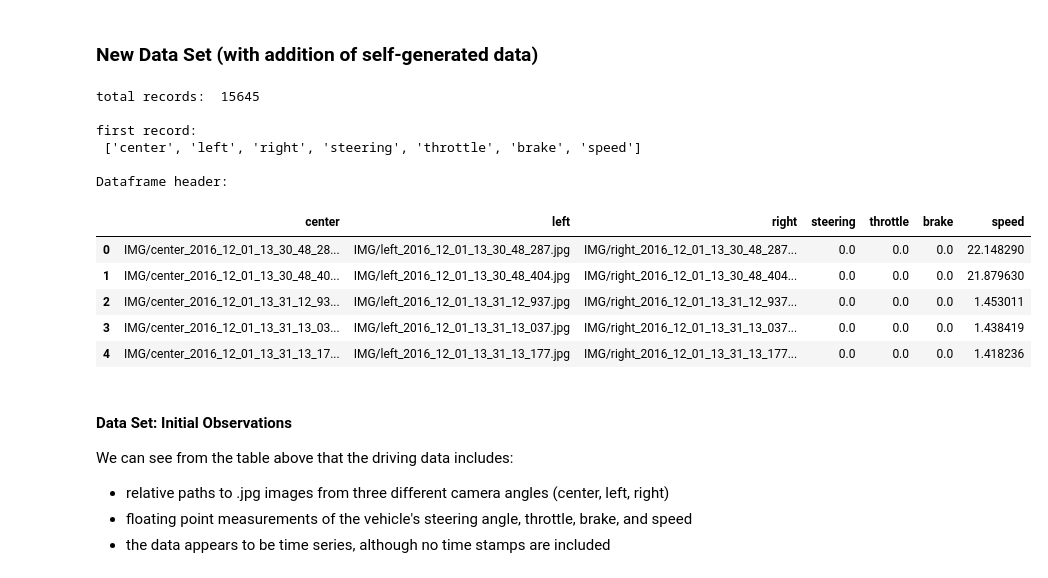
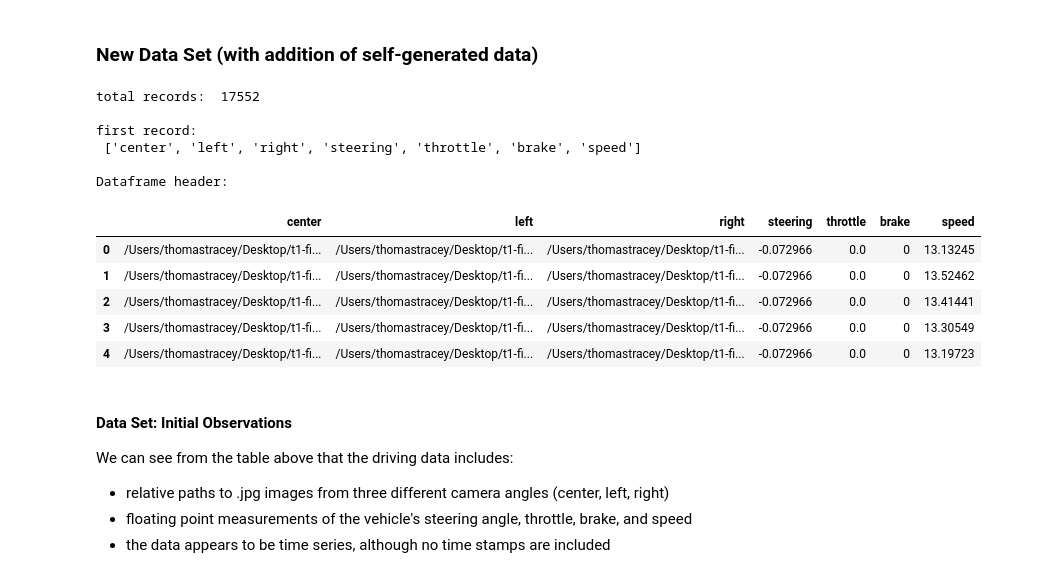
Before and after one commit to tommytracey/udacity, a Jupyter notebook: self-driving-nano/projects/3-behavioral-cloning/behavioral-cloning-v43.ipynb, the cells around one changed output. Saved outputs shown, nothing was run; the diff lists cells and outputs as text; code cells hidden in the pictures.

```diff
--- a/self-driving-nano/projects/3-behavioral-cloning/behavioral-cloning-v43.ipynb
+++ b/self-driving-nano/projects/3-behavioral-cloning/behavioral-cloning-v43.ipynb
@@ -111,29 +111,29 @@ total rows:  8036
 ### New Data Set (with addition of self-generated data)
 # %%
 # Load data into list
-with open('data/track1/driving_log.csv', newline='') as f:
+with open('data/track1/slow2/driving_log.csv', newline='') as f:
     track_data = list(csv.reader(f, skipinitialspace=True, delimiter=',', quoting=csv.QUOTE_NONE))
 
 # Load data from .csv and preview it in Pandas dataframe
-track_df = pd.read_csv('data/track1/driving_log.csv', header=0)
+track_df = pd.read_csv('data/track1/slow2/driving_log.csv', header=0)
 
 print('total records: ', len(track_data))
 print('\nfirst record:\n', track_data[0])
 print('\nDataframe header:\n')
 track_df.head()
 # %% [output]
-total records:  15645
+total records:  17552
 
 first record:
  ['center', 'left', 'right', 'steering', 'throttle', 'brake', 'speed']
 
 Dataframe header:
 |  | center | left | right | steering | throttle | brake | speed |
-| 0 | IMG/center_2016_12_01_13_30_48_28... | IMG/left_2016_12_01_13_30_48_287.jpg | IMG/right_2016_12_01_13_30_48_287... | 0.0 | 0.0 | 0.0 | 22.148290 |
-| 1 | IMG/center_2016_12_01_13_30_48_40... | IMG/left_2016_12_01_13_30_48_404.jpg | IMG/right_2016_12_01_13_30_48_404... | 0.0 | 0.0 | 0.0 | 21.879630 |
-| 2 | IMG/center_2016_12_01_13_31_12_93... | IMG/left_2016_12_01_13_31_12_937.jpg | IMG/right_2016_12_01_13_31_12_937... | 0.0 | 0.0 | 0.0 | 1.453011 |
-| 3 | IMG/center_2016_12_01_13_31_13_03... | IMG/left_2016_12_01_13_31_13_037.jpg | IMG/right_2016_12_01_13_31_13_037... | 0.0 | 0.0 | 0.0 | 1.438419 |
-| 4 | IMG/center_2016_12_01_13_31_13_17... | IMG/left_2016_12_01_13_31_13_177.jpg | IMG/right_2016_12_01_13_31_13_177... | 0.0 | 0.0 | 0.0 | 1.418236 |
+| 0 | /Users/thomastracey/Desktop/t1-fi... | /Users/thomastracey/Desktop/t1-fi... | /Users/thomastracey/Desktop/t1-fi... | -0.072966 | 0.0 | 0 | 13.13245 |
+| 1 | /Users/thomastracey/Desktop/t1-fi... | /Users/thomastracey/Desktop/t1-fi... | /Users/thomastracey/Desktop/t1-fi... | -0.072966 | 0.0 | 0 | 13.52462 |
+| 2 | /Users/thomastracey/Desktop/t1-fi... | /Users/thomastracey/Desktop/t1-fi... | /Users/thomastracey/Desktop/t1-fi... | -0.072966 | 0.0 | 0 | 13.41441 |
+| 3 | /Users/thomastracey/Desktop/t1-fi... | /Users/thomastracey/Desktop/t1-fi... | /Users/thomastracey/Desktop/t1-fi... | -0.072966 | 0.0 | 0 | 13.30549 |
+| 4 | /Users/thomastracey/Desktop/t1-fi... | /Users/thomastracey/Desktop/t1-fi... | /Users/thomastracey/Desktop/t1-fi... | -0.072966 | 0.0 | 0 | 13.19723 |
 # %% [markdown]
 #### Data Set: Initial Observations
 We can see from the table above that the driving data includes:
```
Also changed, not shown: parts of 15 cells of this notebook.
